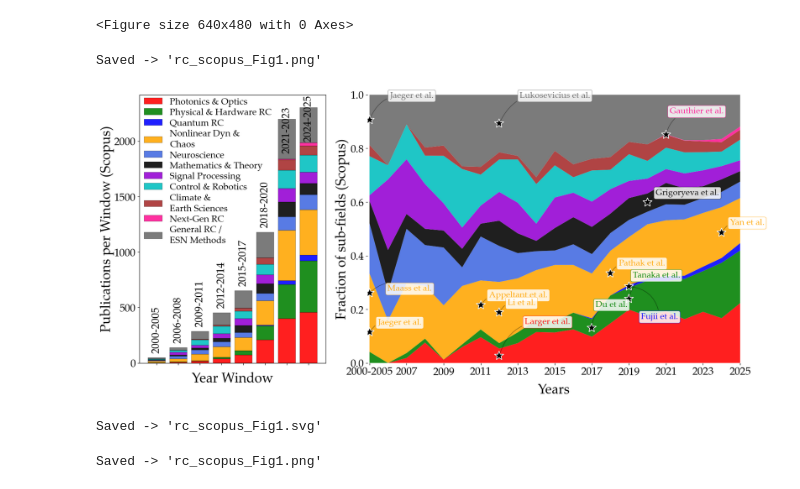
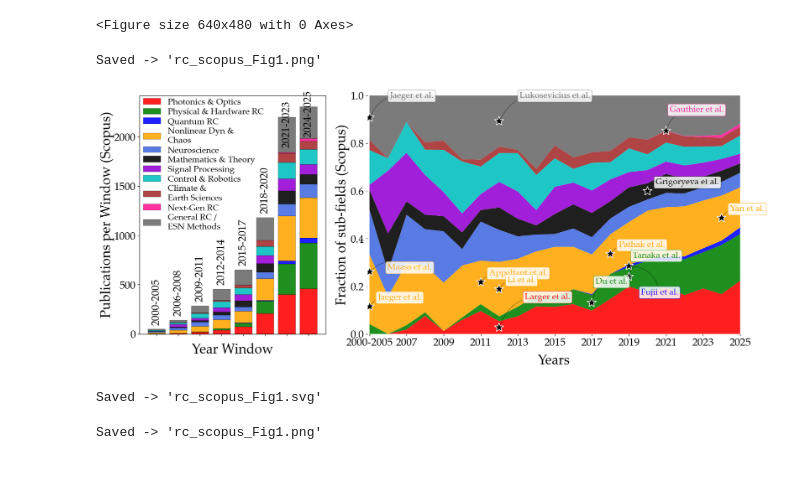
Before and after one commit to maneesh51/RCC_Perspective, a Jupyter notebook: rc_plot_scopus.ipynb, the cells around one changed output. Cells and saved outputs as stored; diff of their text form; code cells hidden in the pictures.

```diff
--- a/rc_plot_scopus.ipynb
+++ b/rc_plot_scopus.ipynb
@@ -1036,7 +1036,7 @@ def plot_fig1_composite_5(papers, landmarks=None, order=None, matrix=None, years
     colors = [SUBFIELD_COLORS.get(sf, "#aaaaaa") for sf in order]
 
     # ── Layout with 1:2 width ratio ──────────────────────────────────
-    fig = plt.figure(figsize=(20, 9))
+    fig = plt.figure(figsize=(20, 8))
     gs = GridSpec(1, 2, figure=fig, width_ratios=[1, 2], wspace=0.15)
     ax1 = fig.add_subplot(gs[0])
     ax2 = fig.add_subplot(gs[1])
@@ -1064,7 +1064,7 @@ def plot_fig1_composite_5(papers, landmarks=None, order=None, matrix=None, years
     ax1.set_xlabel("Year Window", color="black", fontsize=25, labelpad=10)
     ax1.tick_params(axis="y", labelsize=20)
     ###reducing the spacing between legend entries by setting labelspacing to 0.2
-    ax1.legend(loc="upper left", fontsize=17, framealpha=0.9, edgecolor="#999", facecolor="white", frameon=False, labelspacing=0.15)
+    ax1.legend(loc="upper left", fontsize=16, framealpha=0.9, edgecolor="#999", facecolor="white", frameon=False, labelspacing=0.15)
     ###adjust legend position to be slightly above the top-left corner of the plot
     leg = ax1.get_legend()
     if leg:
@@ -1077,34 +1077,34 @@ def plot_fig1_composite_5(papers, landmarks=None, order=None, matrix=None, years
     # draw_band_labels_early(ax2, order, matrix_ew, totals_ew, years_early, normalised=True)
     for txt in ax2.texts:
         txt.set_clip_on(False)
     if landmarks:
         place_landmarks_early_window(ax2, landmarks, order, matrix_ew,
                                      years_early, totals_ew, normalised=True)
     ax2.set_yticks(np.linspace(0.0, 1.0, 6))
     ax2.set_yticklabels([f"{v:.1f}" for v in np.linspace(0.0, 1.0, 6)], fontsize=20)
     ax2.set_xlim(EARLY_WINDOW_END - 0.1, YEARS[1])
     ax2.set_ylim(0, 1.0)
     ax2.set_xlabel("Years", color="black", fontsize=25, labelpad=10)
     ax2.set_ylabel("Fraction of sub-fields (Scopus)", color="black", fontsize=25, labelpad=2)
     _style_early_window(ax2, years_early)
     ax2.tick_params(axis="both", which="major", labelsize=20)
 
     ##place 'a' and 'b' labels for the panels on the top-left corner of each panel
     # ax1.text(-0.2, 1.02, 'a', transform=ax1.transAxes, fontsize=40, va='top', ha='left')
     # ax2.text(-0.09, 1.02, 'b', transform=ax2.transAxes, fontsize=40, va='top', ha='left')
 
     plt.tight_layout()
     # plt.savefig(OUTPUT_FIG1, dpi=200, bbox_inches="tight")
     print(f"Saved -> '{OUTPUT_FIG1}'")
     plt.show()
     ###save as SVG as well for high-quality vector output
     # plt.savefig(OUTPUT_FIG1.replace(".png", ".svg"), dpi=300, bbox_inches="tight")
     print(f"Saved -> '{OUTPUT_FIG1.replace('.png', '.svg')}'")
 
 plot_fig1_composite_5(papers, landmarks, order, matrix, years, totals)
 # %% [output]
 Saved -> 'rc_scopus_Fig1.png'
-[figure, old version]
+[figure, new version]
 Saved -> 'rc_scopus_Fig1.svg'
 # %%
 def plot_fig1_composite_6(papers, landmarks=None, order=None, matrix=None, years=None, totals=None):
```
Also changed, not shown: 2 other files.
